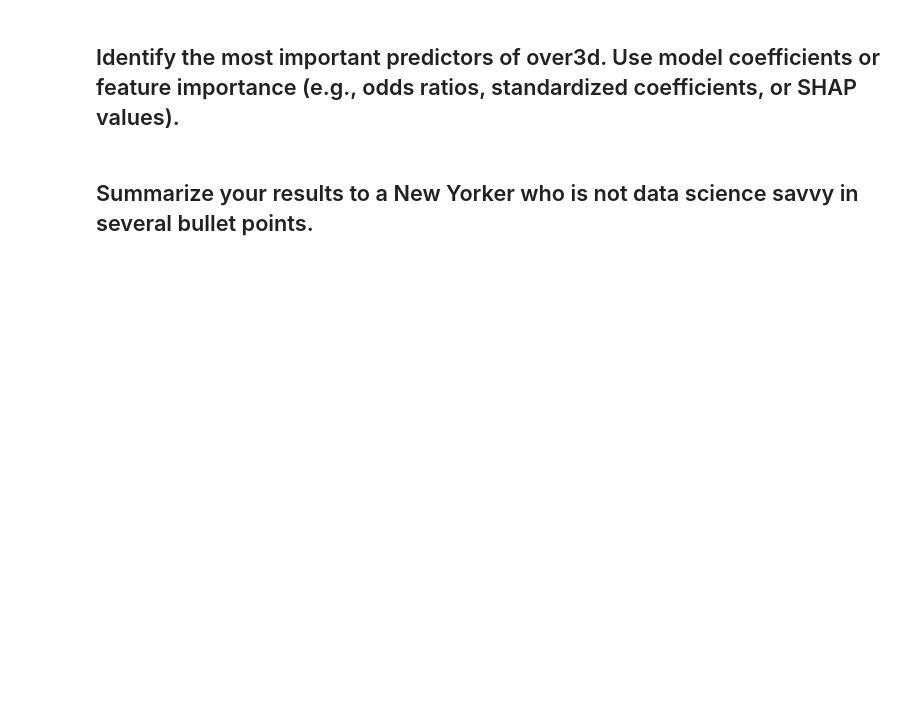
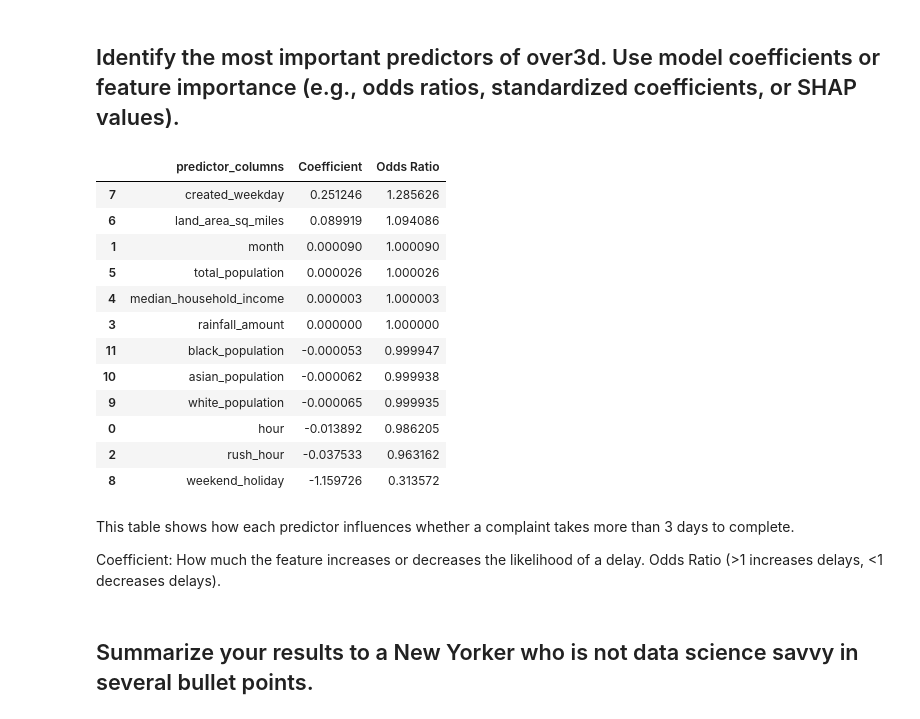
Before and after one commit to ids25s/mid-term-project-alyssahorn, a Jupyter notebook: midterm.ipynb, the cells around one changed output. Cells and saved outputs as stored; diff of their text form; code cells hidden in the pictures; blank space fills up the shorter version.

Commit message:
Ranked and explained coefficients

```diff
--- a/midterm.ipynb
+++ b/midterm.ipynb
@@ -1038,5 +1038,36 @@ The AUROC (Area Under the Receiver Operating Characteristic Curve) is a score be
 Therefore, this model is 70% better than a random guess at distinguishing late complaints from on-time ones.
 # %% [markdown]
 ## Identify the most important predictors of over3d. Use model coefficients or feature importance (e.g., odds ratios, standardized coefficients, or SHAP values).
+# %%
+# Get the logistic regression coefficients
+coef_df = pd.DataFrame({'predictor_columns': X_train.columns, 'Coefficient': log_model.coef_[0]})
+
+# Compute Odds Ratios (exponentiate the coefficients)
+coef_df['Odds Ratio'] = np.exp(coef_df['Coefficient'])
+
+# Sort by absolute importance (higher coefficient magnitude means stronger effect)
+coef_df = coef_df.sort_values(by='Coefficient', ascending=False)
+
+# Display feature importance
+coef_df
+# %% [output]
+|  | predictor_columns | Coefficient | Odds Ratio |
+| 7 | created_weekday | 0.251246 | 1.285626 |
+| 6 | land_area_sq_miles | 0.089919 | 1.094086 |
+| 1 | month | 0.000090 | 1.000090 |
+| 5 | total_population | 0.000026 | 1.000026 |
+| 4 | median_household_income | 0.000003 | 1.000003 |
+| 3 | rainfall_amount | 0.000000 | 1.000000 |
+| 11 | black_population | -0.000053 | 0.999947 |
+| 10 | asian_population | -0.000062 | 0.999938 |
+| 9 | white_population | -0.000065 | 0.999935 |
+| 0 | hour | -0.013892 | 0.986205 |
+| 2 | rush_hour | -0.037533 | 0.963162 |
+| 8 | weekend_holiday | -1.159726 | 0.313572 |
+# %% [markdown]
+This table shows how each predictor influences whether a complaint takes more than 3 days to complete.
+
+Coefficient: How much the feature increases or decreases the likelihood of a delay.
+Odds Ratio (>1 increases delays, <1 decreases delays).
 # %% [markdown]
 ## Summarize your results to a New Yorker who is not data science savvy in several bullet points.
```
Also changed, not shown: parts of 2 cells of this notebook.
